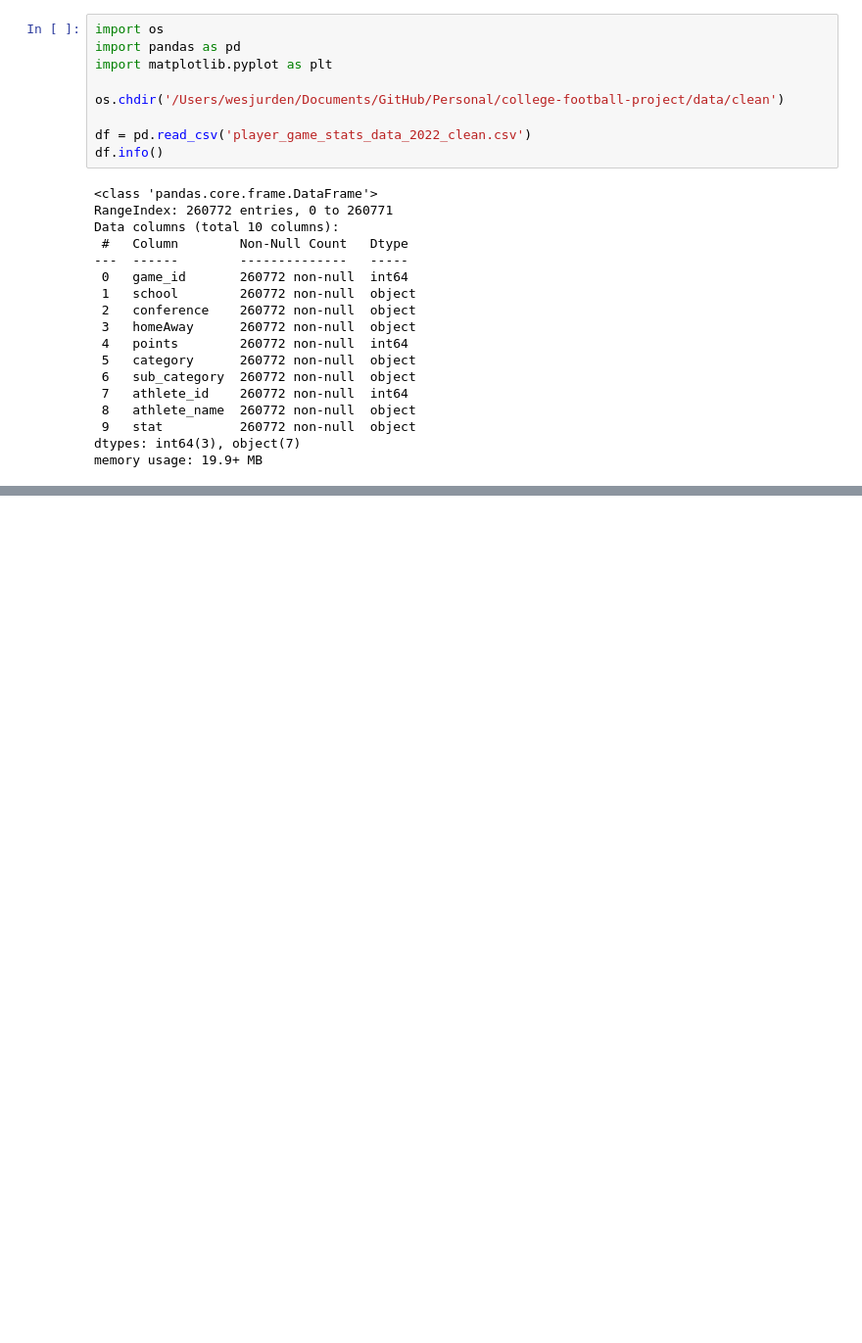
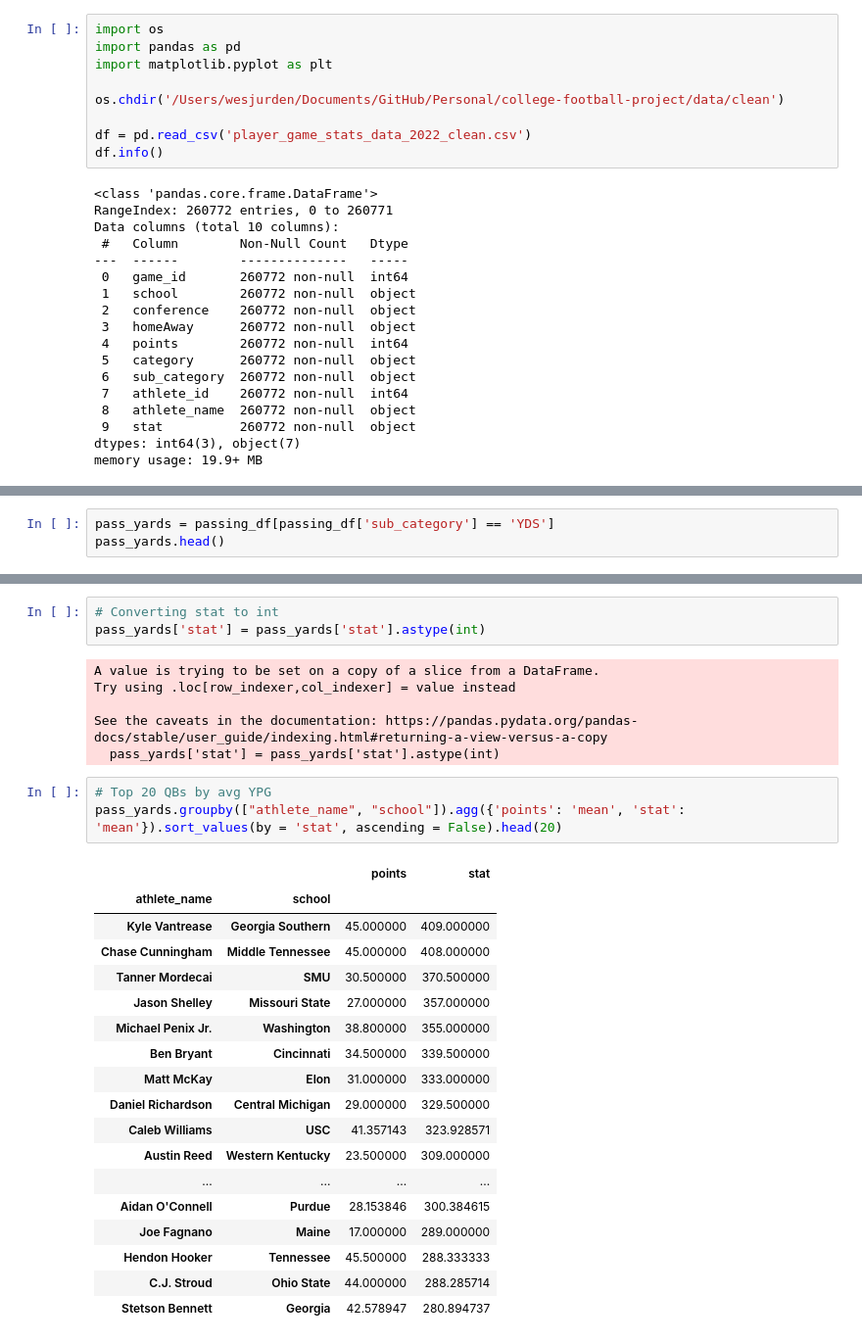
Before and after one commit to wjurden/college-football-project, a Jupyter notebook: code/eda/player_game_stats_eda.ipynb, the cells around one changed output, grey strips where cells are left out. Shown at 98% size. Drawn from its saved outputs; the diff is of its cells as text; blank space fills up the shorter version.

```diff
--- a/code/eda/player_game_stats_eda.ipynb
+++ b/code/eda/player_game_stats_eda.ipynb
@@ -71,0 +71,3 @@ It appears that home teams have a slight advantage vs. away teams as their distr
+# %%
+pass_yards = passing_df[passing_df['sub_category'] == 'YDS']
+pass_yards.head()
@@ -71,0 +81,31 @@ It appears that home teams have a slight advantage vs. away teams as their distr
+# %%
+# Converting stat to int
+pass_yards['stat'] = pass_yards['stat'].astype(int)
+# %% [output]
+A value is trying to be set on a copy of a slice from a DataFrame.
+Try using .loc[row_indexer,col_indexer] = value instead
+
+See the caveats in the documentation: https://pandas.pydata.org/pandas-docs/stable/user_guide/indexing.html#returning-a-view-versus-a-copy
+  pass_yards['stat'] = pass_yards['stat'].astype(int)
+# %%
+# Top 20 QBs by avg YPG
+pass_yards.groupby(["athlete_name", "school"]).agg({'points': 'mean', 'stat': 'mean'}).sort_values(by = 'stat', ascending = False).head(20)
+# %% [output]
+|  |  | points | stat |
+| athlete_name | school |  |  |
+| Kyle Vantrease | Georgia Southern | 45.000000 | 409.000000 |
+| Chase Cunningham | Middle Tennessee | 45.000000 | 408.000000 |
+| Tanner Mordecai | SMU | 30.500000 | 370.500000 |
+| Jason Shelley | Missouri State | 27.000000 | 357.000000 |
+| Michael Penix Jr. | Washington | 38.800000 | 355.000000 |
+| Ben Bryant | Cincinnati | 34.500000 | 339.500000 |
+| Matt McKay | Elon | 31.000000 | 333.000000 |
+| Daniel Richardson | Central Michigan | 29.000000 | 329.500000 |
+| Caleb Williams | USC | 41.357143 | 323.928571 |
+| Austin Reed | Western Kentucky | 23.500000 | 309.000000 |
+| ... | ... | ... | ... |
+| Aidan O'Connell | Purdue | 28.153846 | 300.384615 |
+| Joe Fagnano | Maine | 17.000000 | 289.000000 |
+| Hendon Hooker | Tennessee | 45.500000 | 288.333333 |
+| C.J. Stroud | Ohio State | 44.000000 | 288.285714 |
+| Stetson Bennett | Georgia | 42.578947 | 280.894737 |
```
Also changed, not shown: parts of 32 cells of this notebook.
